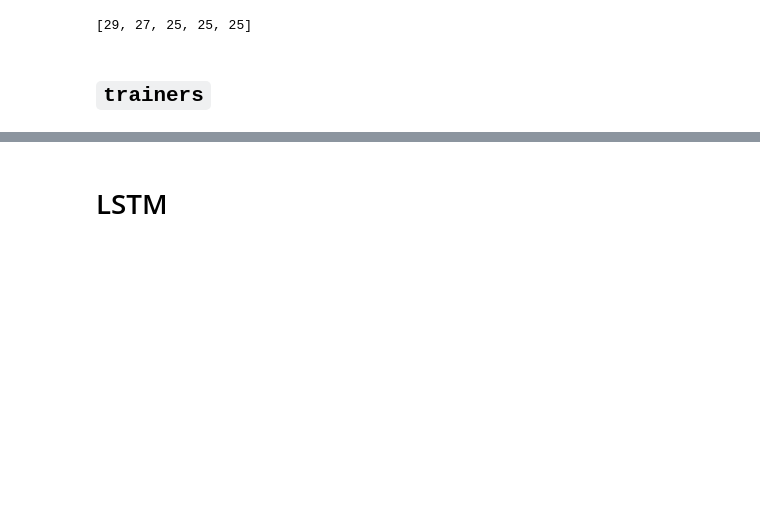
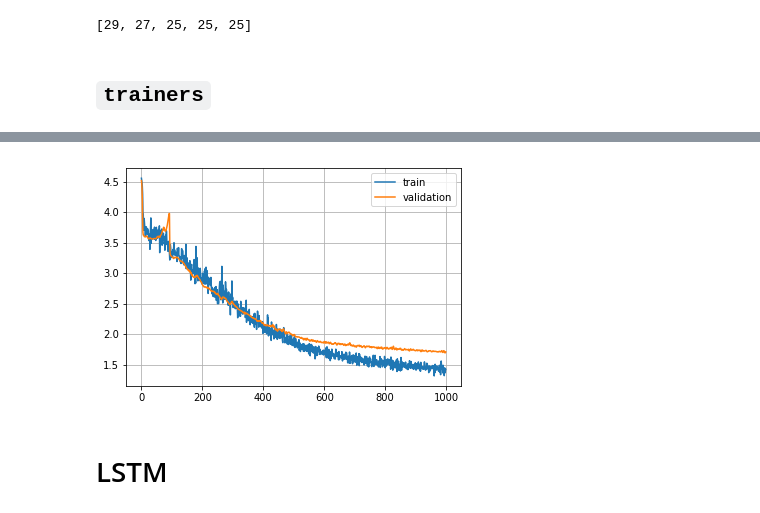
Before and after one commit to sjt-moon/DeepMusic, a Jupyter notebook: pa4.ipynb, the cells around one changed output, grey strips where cells are left out. Cells and saved outputs as stored; diff of their text form; code cells hidden in the pictures; blank space fills up the shorter version.

Commit message:
added music generation code

```diff
--- a/pa4.ipynb
+++ b/pa4.ipynb
@@ -237,0 +290,26 @@ KeyboardInterrupt:
+# %%
+def curriculum(epoch):
+    if epoch < 400:
+        seqs_len = (25, 30)
+    elif epoch < 800:
+        seqs_len = (60, 120)
+    else:
+        seqs_len = (150, 200)
+    return seqs_len
+
+net = models.MusicGenNet(100, 95,
+                 n_layers=2,
+                 using_gru=False,
+                 dropout=0.2)
+net = net.cuda()
+loaders = {
+    'train': dl.AcrossTuneNonOverlapDataloader(trainset, (25, 30), batch_size=1, strict_len_lims=False),
+    'valid': dl.ValidationDataloader(validset)
+}
+criterion = nn.CrossEntropyLoss()
+
+optimizer = optim.Adam(net.parameters(), lr=0.004)
+curr_trainer = trainers.CurriculumTrainer(net, loaders, corp, criterion, optimizer, curriculum,
+                 True, log_period=True, gen_period=True)
+# %%
+curr_trainer.train(1000)
@@ -237,0 +339,7 @@ KeyboardInterrupt:
+# %%
+plt.plot(curr_trainer.train_losses)
+plt.plot(curr_trainer.valid_losses)
+plt.legend(('train', 'validation'))
+plt.grid(True);
+# %% [output]
+[figure, added]
```
Also changed, not shown: parts of 17 cells of this notebook, 18 other files.
